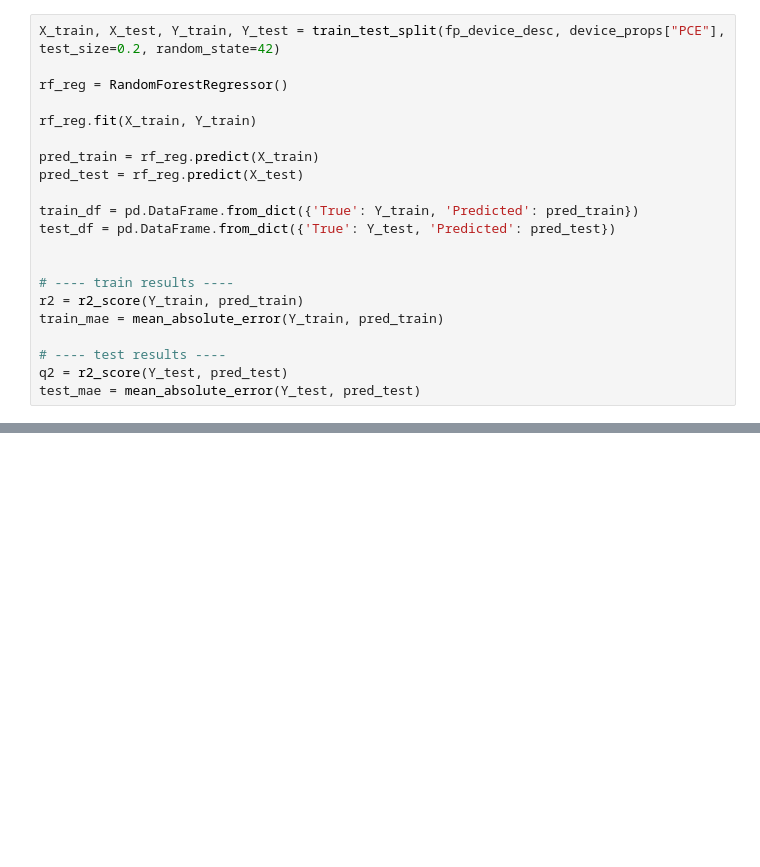
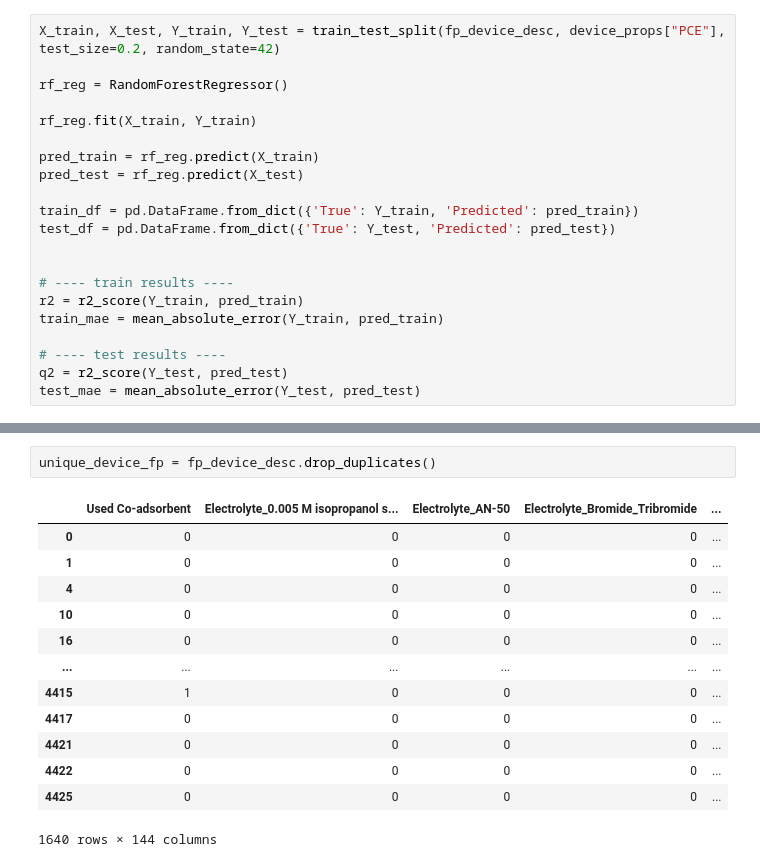
Before and after one commit to PaulC61/DSSCDB, a Jupyter notebook: fingerprinting.ipynb, the cells around one changed output, grey strips where cells are left out. Cells and saved outputs as stored; diff of their text form; blank space fills up the shorter version.

```diff
--- a/fingerprinting.ipynb
+++ b/fingerprinting.ipynb
@@ -530,0 +531,16 @@ sns.barplot(data=importance_df.head(15), y="Features", x="Test")
+# %%
+unique_device_fp = fp_device_desc.drop_duplicates()
+# %% [output]
+|  | Used Co-adsorbent | Electrolyte_0.005 M isopropanol s... | Electrolyte_AN-50 | Electrolyte_Bromide_Tribromide | ... |
+| 0 | 0 | 0 | 0 | 0 | ... |
+| 1 | 0 | 0 | 0 | 0 | ... |
+| 4 | 0 | 0 | 0 | 0 | ... |
+| 10 | 0 | 0 | 0 | 0 | ... |
+| 16 | 0 | 0 | 0 | 0 | ... |
+| ... | ... | ... | ... | ... | ... |
+| 4415 | 1 | 0 | 0 | 0 | ... |
+| 4417 | 0 | 0 | 0 | 0 | ... |
+| 4421 | 0 | 0 | 0 | 0 | ... |
+| 4422 | 0 | 0 | 0 | 0 | ... |
+| 4425 | 0 | 0 | 0 | 0 | ... |
+1640 rows × 144 columns
```
Also changed, not shown: parts of 9 cells of this notebook, 10 other files.
